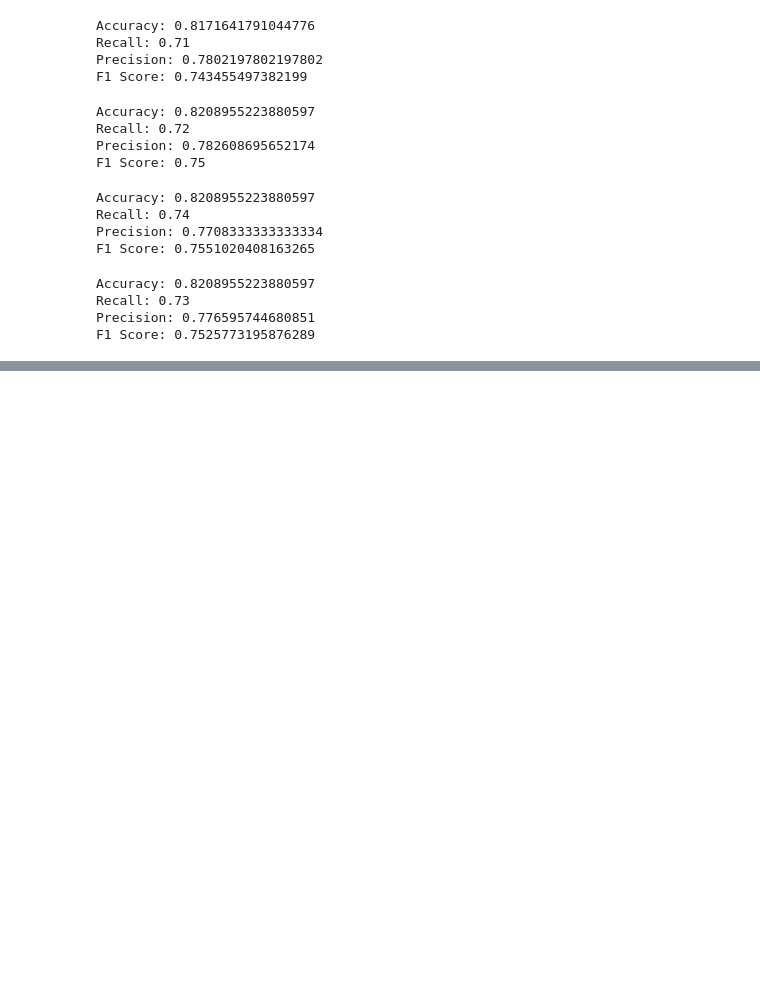
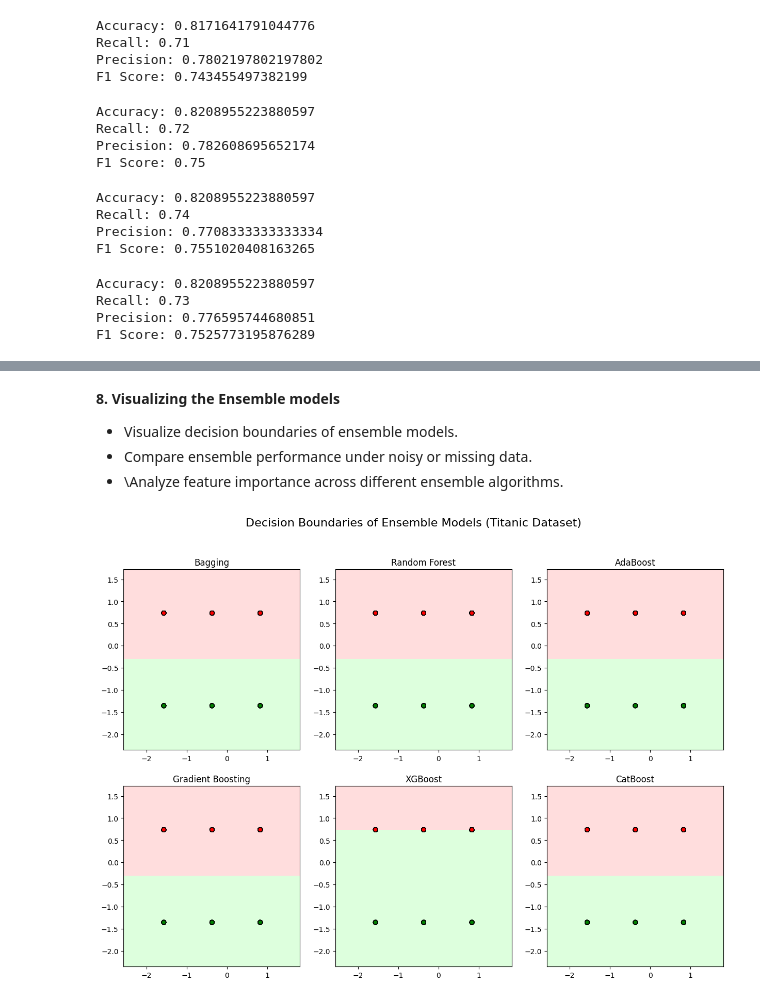
Before and after one commit to Spandana2704/ML, a Jupyter notebook: Ensemble.ipynb, the cells around one changed output, grey strips where cells are left out. Cells and saved outputs as stored; diff of their text form; code cells hidden in the pictures; blank space fills up the shorter version.

```diff
--- a/Ensemble.ipynb
+++ b/Ensemble.ipynb
@@ -146,7 +187,0 @@ model3=RandomForestClassifier(n_estimators=100,random_state=42)
-# %%
-for model in [model1,model2,model3]:
-    model.fit(x_train,y_train)
-
-pred1=model1.predict(x_test)
-pred2=model2.predict(x_test)
-pred3=model3.predict(x_test)
@@ -263,0 +729,48 @@ Soft Voting Score: 0.832089552238806
+# %% [markdown]
+**8. Visualizing the Ensemble models**
+
+* Visualize decision boundaries of ensemble models.
+* Compare ensemble performance under noisy or missing data.
+* \Analyze feature importance across different ensemble algorithms.
+# %%
+from matplotlib.colors import ListedColormap
+
+# Scale features for smooth visualization
+sc = StandardScaler()
+X_scaled = sc.fit_transform(X)
+
+# We'll visualize using only two features (for clarity)
+X_vis = X_scaled[:, :2]  # e.g., Pclass and Sex (scaled)
+x_train_v, x_test_v, y_train_v, y_test_v = train_test_split(X_vis, y, test_size=0.3, random_state=0)
+
+# Define models
+models = {
+    'Bagging': BaggingClassifier(n_estimators=50, random_state=0),
+    'Random Forest': RandomForestClassifier(n_estimators=50, random_state=0),
+    'AdaBoost': AdaBoostClassifier(n_estimators=50, random_state=0),
+    'Gradient Boosting': GradientBoostingClassifier(n_estimators=50, random_state=0),
+    'XGBoost': XGBClassifier(n_estimators=50, use_label_encoder=False, eval_metric='logloss', random_state=0),
+    'CatBoost': CatBoostClassifier(iterations=50, learning_rate=0.1, depth=4, verbose=0, random_state=0)
+}
+
+# Step 2: Visualize Decision Boundaries
+plt.figure(figsize=(15, 10))
+cmap = ListedColormap(['#FFAAAA', '#AAFFAA'])
+
+for i, (name, model) in enumerate(models.items(), 1):
+    model.fit(x_train_v, y_train_v)
+    x_min, x_max = X_vis[:, 0].min() - 1, X_vis[:, 0].max() + 1
+    y_min, y_max = X_vis[:, 1].min() - 1, X_vis[:, 1].max() + 1
+    xx, yy = np.meshgrid(np.arange(x_min, x_max, 0.02),
+                         np.arange(y_min, y_max, 0.02))
+    Z = model.predict(np.c_[xx.ravel(), yy.ravel()])
+    Z = Z.reshape(xx.shape)
+    plt.subplot(2, 3, i)
+    plt.contourf(xx, yy, Z, alpha=0.4, cmap=cmap)
+    plt.scatter(x_test_v[:, 0], x_test_v[:, 1], c=y_test_v, edgecolor='k', cmap=ListedColormap(['red', 'green']))
+    plt.title(name)
+
+plt.suptitle("Decision Boundaries of Ensemble Models (Titanic Dataset)", fontsize=16)
+plt.show()
+# %% [output]
+[figure, added]
```
Also changed, not shown: parts of 45 cells of this notebook.
